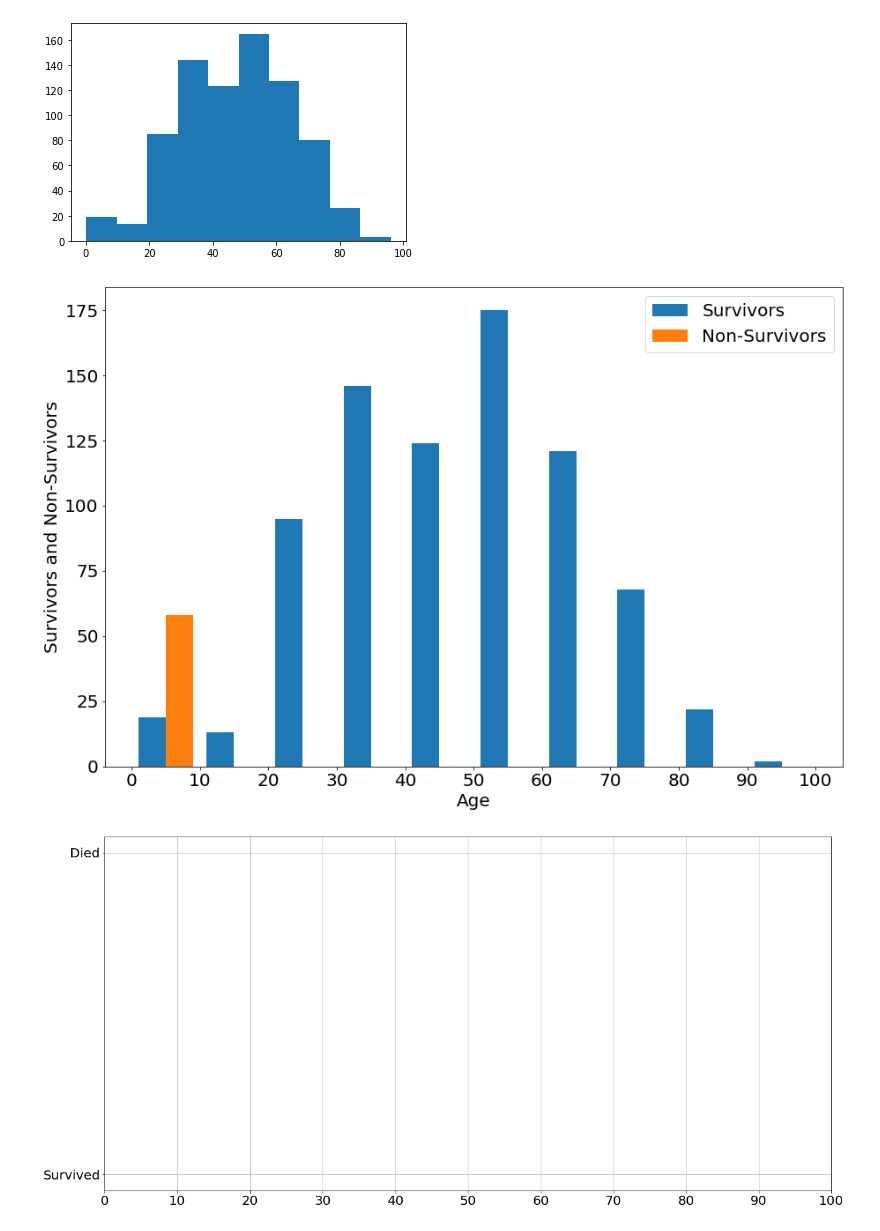
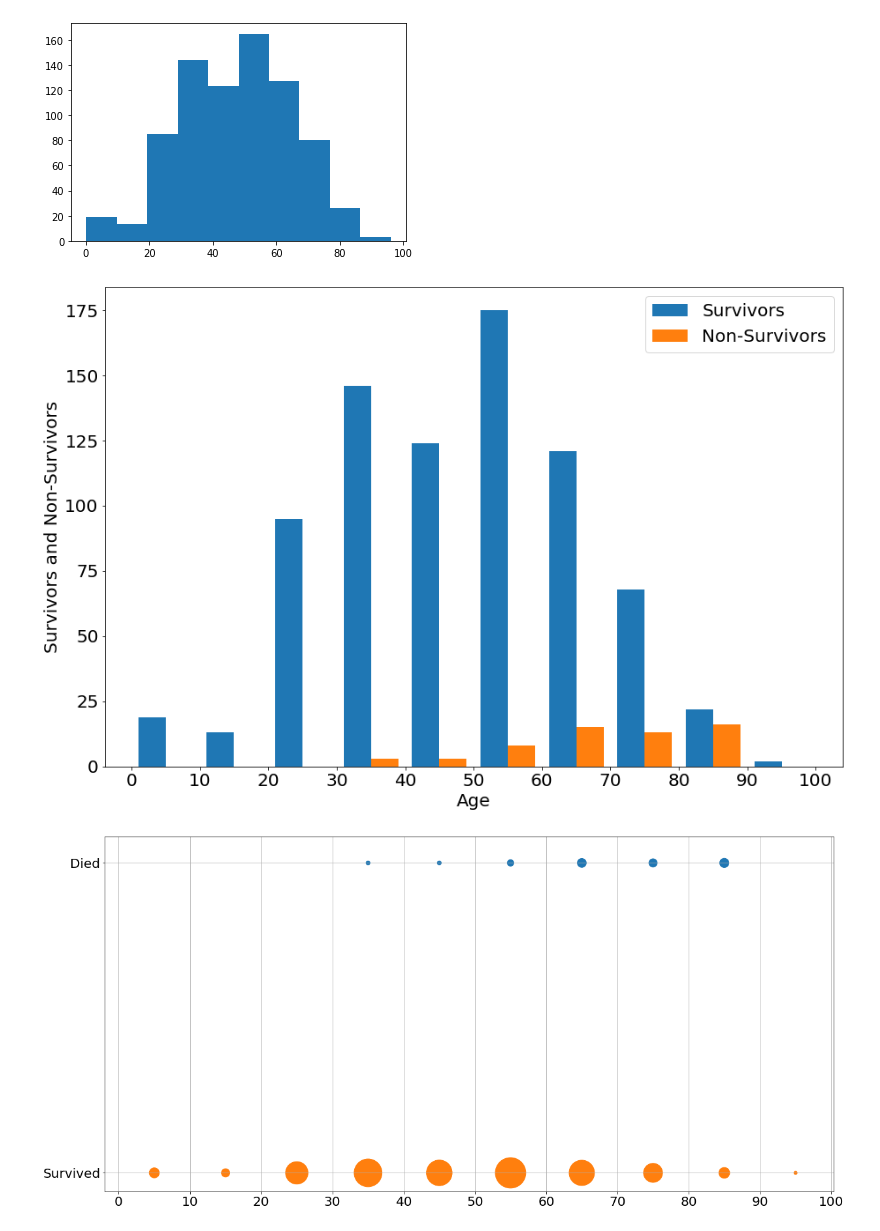
Before and after one commit to dpalencia/NSF-2020, a Jupyter notebook: Python/7-16-Covid19.ipynb, the cells around one changed output. Drawn from its saved outputs; the diff is of its cells as text; code cells hidden in the pictures.

```diff
--- a/Python/7-16-Covid19.ipynb
+++ b/Python/7-16-Covid19.ipynb
@@ -73,17 +73,17 @@ _ = plt.hist(survivors["age"])
 [figure]
 # %%
 #putting them together.
-frequency,b,p = plt.hist([survivors["age"], deathPositives["intDeaths"]], bins=10, range=(0,100),
+frequency,b,p = plt.hist([survivors["age"], deathPositives["age"]], bins=10, range=(0,100),
             label=["Survivors", "Non-Survivors"])
 _ = plt.xticks(ticks=np.arange(101, step=10), size=20)
 _ = plt.yticks(size=20)
 _ = plt.xlabel("Age", size=20)
 _ = plt.ylabel("Survivors and Non-Survivors", size=20)
 _ = plt.legend(fontsize=20)
 fig = plt.gcf()
 fig.set_size_inches(15, 10)
 # %% [output]
-[figure, old version]
+[figure, new version]
 # %%
 #Use the counts of survivors/non-survivors to make a new scatter plot.
 #Get the centers of the histogram bins.
@@ -102,4 +102,4 @@ plt.grid()
 fig = plt.gcf()
 fig.set_size_inches(20,  10)
 # %% [output]
-[figure, old version]
+[figure, new version]
```
